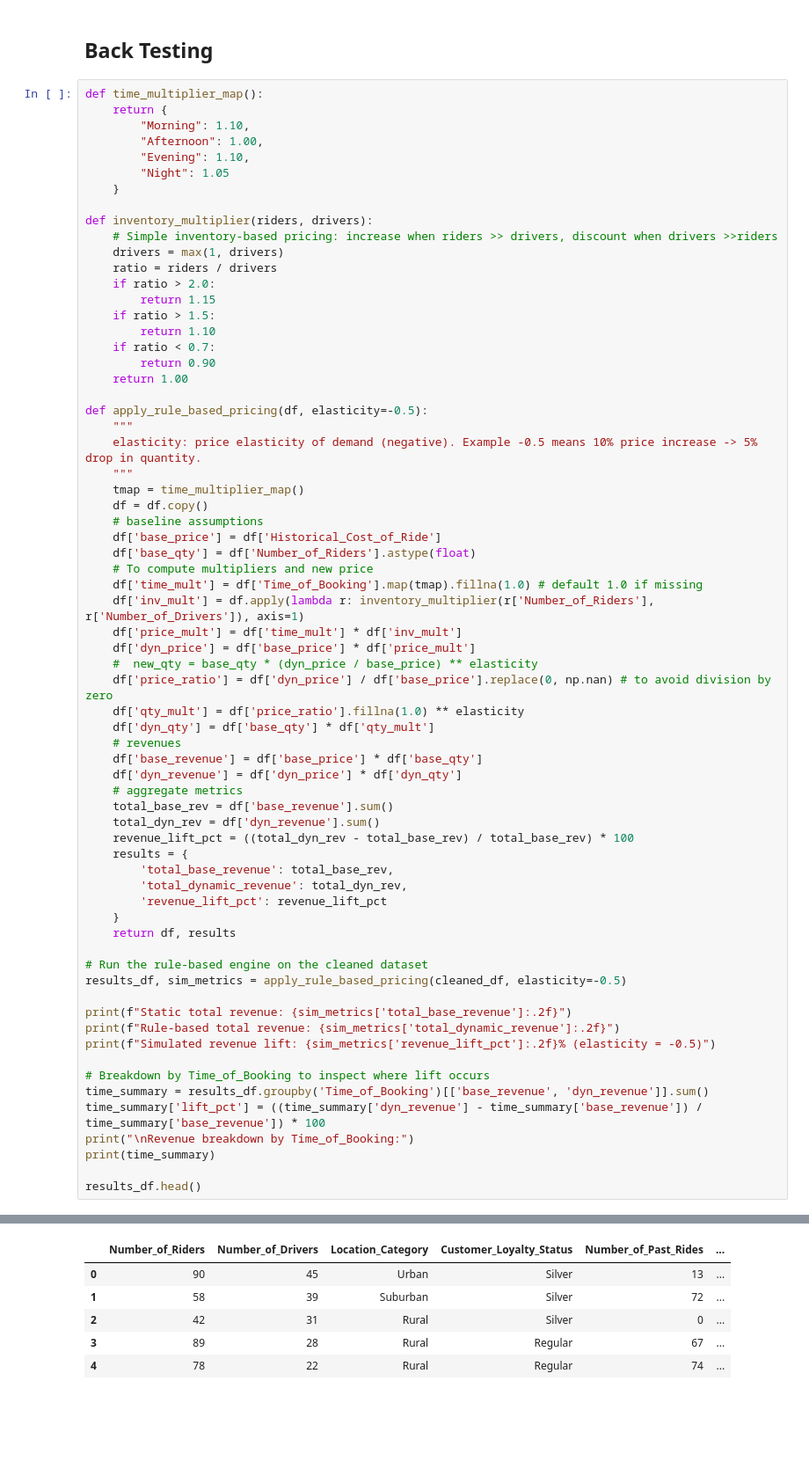
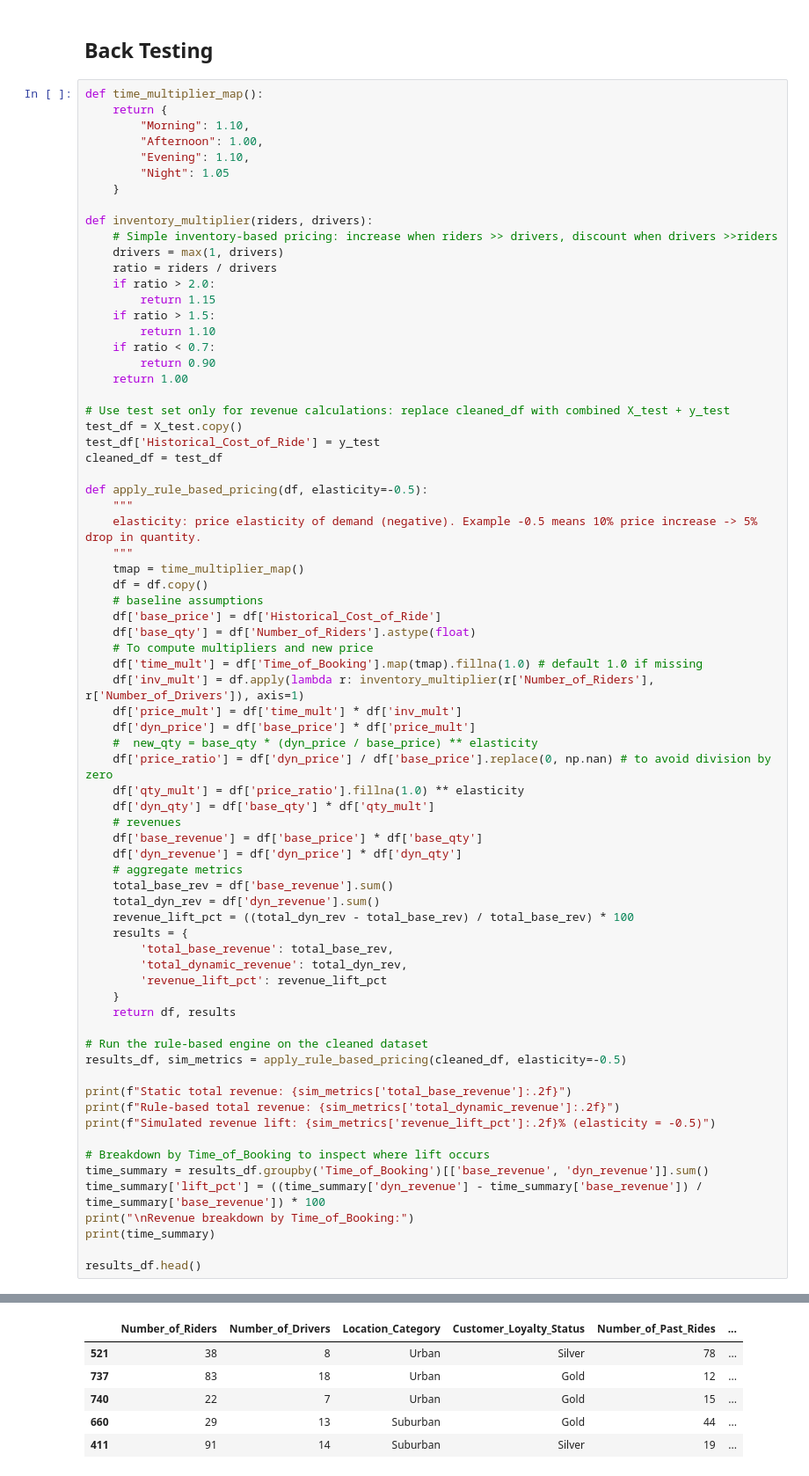
Before and after one commit to PriceOptima-SpringBoard/AI-PriceOptima, a Jupyter notebook: Milestone5_Advanced_Model_Development.ipynb, the cells around one changed output, grey strips where cells are left out. Shown at 88% size. Saved outputs shown, nothing was run; the diff lists cells and outputs as text; blank space fills up the shorter version.

```diff
--- a/Milestone5_Advanced_Model_Development.ipynb
+++ b/Milestone5_Advanced_Model_Development.ipynb
@@ -269,6 +271,11 @@ def inventory_multiplier(riders, drivers):
     if ratio < 0.7:
         return 0.90
     return 1.00
+
+# Use test set only for revenue calculations: replace cleaned_df with combined X_test + y_test
+test_df = X_test.copy()
+test_df['Historical_Cost_of_Ride'] = y_test
+cleaned_df = test_df
 
 def apply_rule_based_pricing(df, elasticity=-0.5):
     """
@@ -331,7 +338,7 @@ Night            6.309153e+06  6.787665e+06   7.584408
 |  | Number_of_Riders | Number_of_Drivers | Location_Category | Customer_Loyalty_Status | Number_of_Past_Rides | ... |
-| 0 | 90 | 45 | Urban | Silver | 13 | ... |
-| 1 | 58 | 39 | Suburban | Silver | 72 | ... |
-| 2 | 42 | 31 | Rural | Silver | 0 | ... |
-| 3 | 89 | 28 | Rural | Regular | 67 | ... |
-| 4 | 78 | 22 | Rural | Regular | 74 | ... |
+| 521 | 38 | 8 | Urban | Silver | 78 | ... |
+| 737 | 83 | 18 | Urban | Gold | 12 | ... |
+| 740 | 22 | 7 | Urban | Gold | 15 | ... |
+| 660 | 29 | 13 | Suburban | Gold | 44 | ... |
+| 411 | 91 | 14 | Suburban | Silver | 19 | ... |
 5 rows × 21 columns
```
Also changed, not shown: parts of 7 cells of this notebook, 1 other file.
